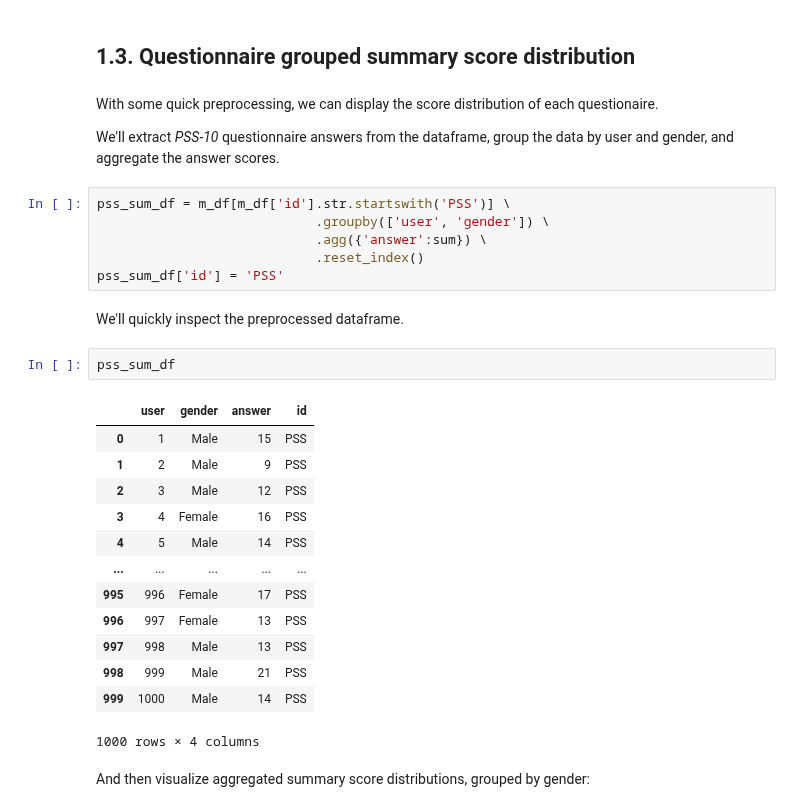
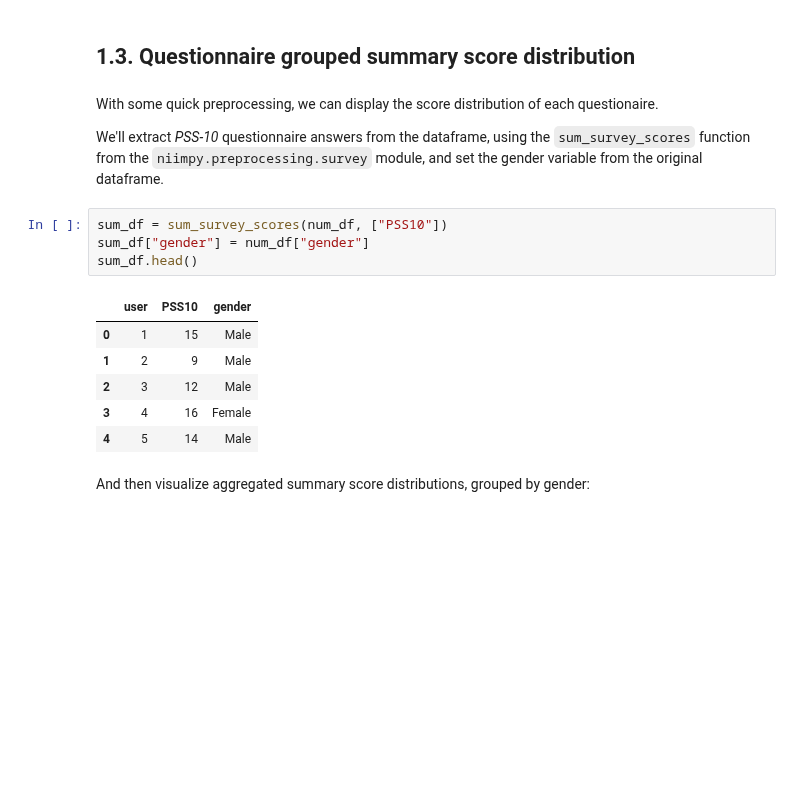
Before and after one commit to digitraceslab/niimpy, a Jupyter notebook: docs/demo_notebooks/Exploration.ipynb, the cells around one changed output. Cells and saved outputs as stored; diff of their text form; blank space fills up the shorter version.

```diff
--- a/docs/demo_notebooks/Exploration.ipynb
+++ b/docs/demo_notebooks/Exploration.ipynb
@@ -223,31 +187,18 @@ The figure shows that the differences between subgroups are not very large.
 # %% [markdown]
 With some quick preprocessing, we can display the score distribution of each questionaire.
 
-We'll extract *PSS-10* questionnaire answers from the dataframe, group the data by user and gender, and aggregate the answer scores.
+We'll extract *PSS-10* questionnaire answers from the dataframe, using the `sum_survey_scores` function from the `niimpy.preprocessing.survey` module, and set the gender variable from the original dataframe.
-# %%
-pss_sum_df = m_df[m_df['id'].str.startswith('PSS')] \
-                            .groupby(['user', 'gender']) \
-                            .agg({'answer':sum}) \
-                            .reset_index()
-pss_sum_df['id'] = 'PSS'
-# %% [markdown]
-We'll quickly inspect the preprocessed dataframe.
-# %%
-pss_sum_df
-# %% [output]
-|  | user | gender | answer | id |
-| 0 | 1 | Male | 15 | PSS |
-| 1 | 2 | Male | 9 | PSS |
-| 2 | 3 | Male | 12 | PSS |
-| 3 | 4 | Female | 16 | PSS |
-| 4 | 5 | Male | 14 | PSS |
-| ... | ... | ... | ... | ... |
-| 995 | 996 | Female | 17 | PSS |
-| 996 | 997 | Female | 13 | PSS |
-| 997 | 998 | Male | 13 | PSS |
-| 998 | 999 | Male | 21 | PSS |
-| 999 | 1000 | Male | 14 | PSS |
-1000 rows × 4 columns
+# %%
+sum_df = sum_survey_scores(num_df, ["PSS10"])
+sum_df["gender"] = num_df["gender"]
+sum_df.head()
+# %% [output]
+|  | user | PSS10 | gender |
+| 0 | 1 | 15 | Male |
+| 1 | 2 | 9 | Male |
+| 2 | 3 | 12 | Male |
+| 3 | 4 | 16 | Female |
+| 4 | 5 | 14 | Male |
 # %% [markdown]
 And then visualize aggregated summary score distributions, grouped by gender:
 # %%
```
Also changed, not shown: parts of 23 cells of this notebook, 5 other files.
